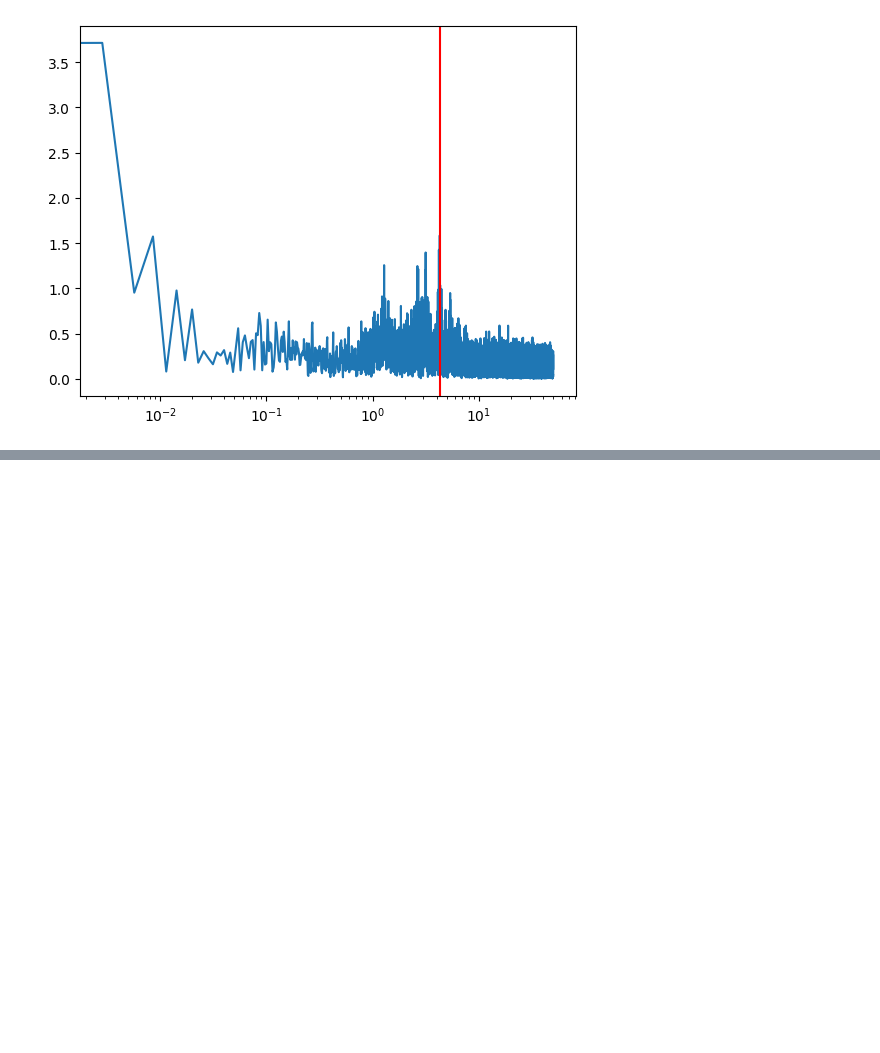
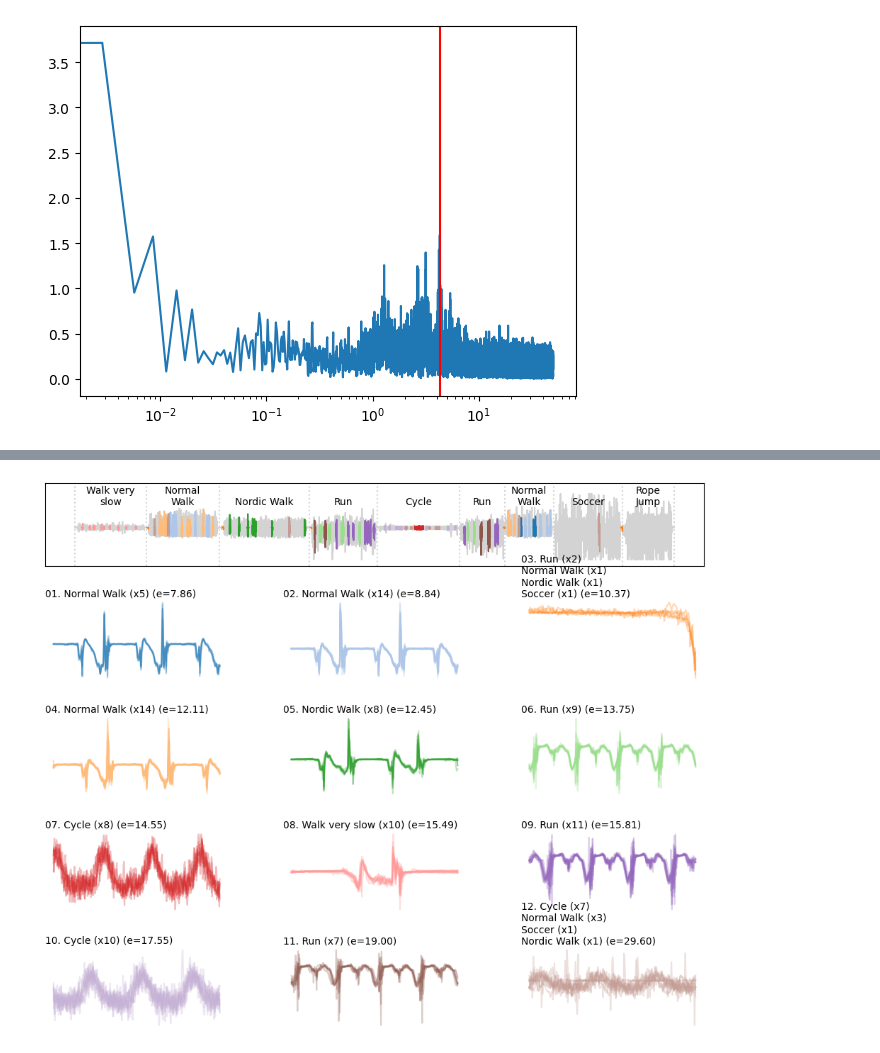
Before and after one commit to patrickzib/scampi, a Jupyter notebook: notebooks/human_activity_usecase.ipynb, the cells around one changed output, grey strips where cells are left out. Drawn from its saved outputs; the diff is of its cells as text; code cells hidden in the pictures; blank space fills up the shorter version.

```diff
--- a/notebooks/human_activity_usecase.ipynb
+++ b/notebooks/human_activity_usecase.ipynb
@@ -537,5 +571,7 @@ while next(long_topn_alt) is not None:
 # %%
-plot_topn(long_topn_alt, changepoints, annotations, fname=f"human-activity-w{long_topn_alt.window_size}.png")
+plot_topn(long_topn_alt, changepoints, annotations, fname=f"human-activity-w{long_topn_alt.window_size}.pdf")
+# %% [output]
+[figure, added]
 # %%
 # last_two_alt = series[changepoints[-3]:]
 last_two_alt_topn = ScampiTopN(
```
Also changed, not shown: parts of 11 cells of this notebook, 16 other files.
